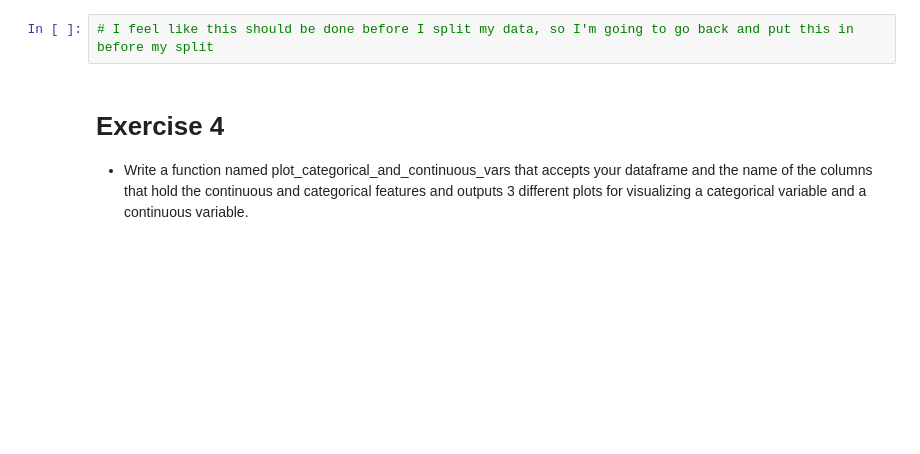
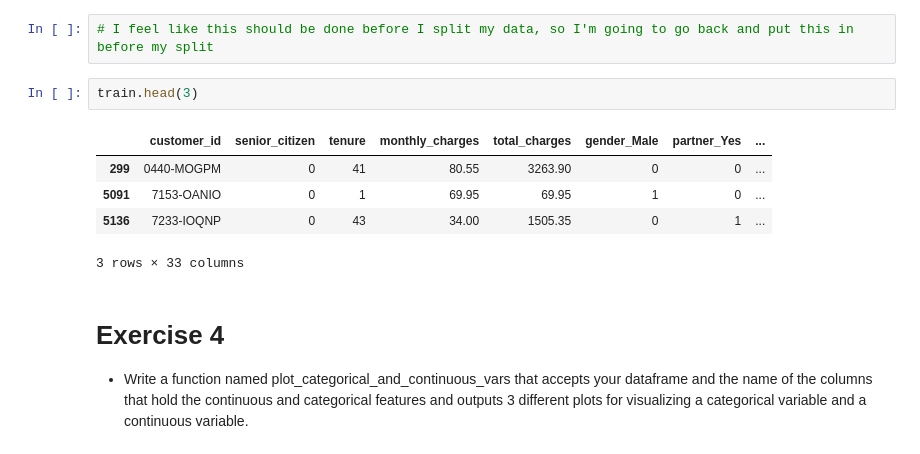
Before and after one commit to BraedenWright/regression-exercises, a Jupyter notebook: explore.ipynb, the cells around one changed output. Cells and saved outputs as stored; diff of their text form; blank space fills up the shorter version.

```diff
--- a/explore.ipynb
+++ b/explore.ipynb
@@ -96,6 +96,14 @@ plot_variable_pairs(train, features)
 - Write a function named months_to_years that accepts your telco churn dataframe and returns a dataframe with a new feature tenure_years, in complete years as a customer.
 # %%
 # I feel like this should be done before I split my data, so I'm going to go back and put this in before my split
+# %%
+train.head(3)
+# %% [output]
+|  | customer_id | senior_citizen | tenure | monthly_charges | total_charges | gender_Male | partner_Yes | ... |
+| 299 | 0440-MOGPM | 0 | 41 | 80.55 | 3263.90 | 0 | 0 | ... |
+| 5091 | 7153-OANIO | 0 | 1 | 69.95 | 69.95 | 1 | 0 | ... |
+| 5136 | 7233-IOQNP | 0 | 43 | 34.00 | 1505.35 | 0 | 1 | ... |
+3 rows × 33 columns
 # %% [markdown]
 # Exercise 4
 
```
Also changed, not shown: parts of 1 cell of this notebook.
